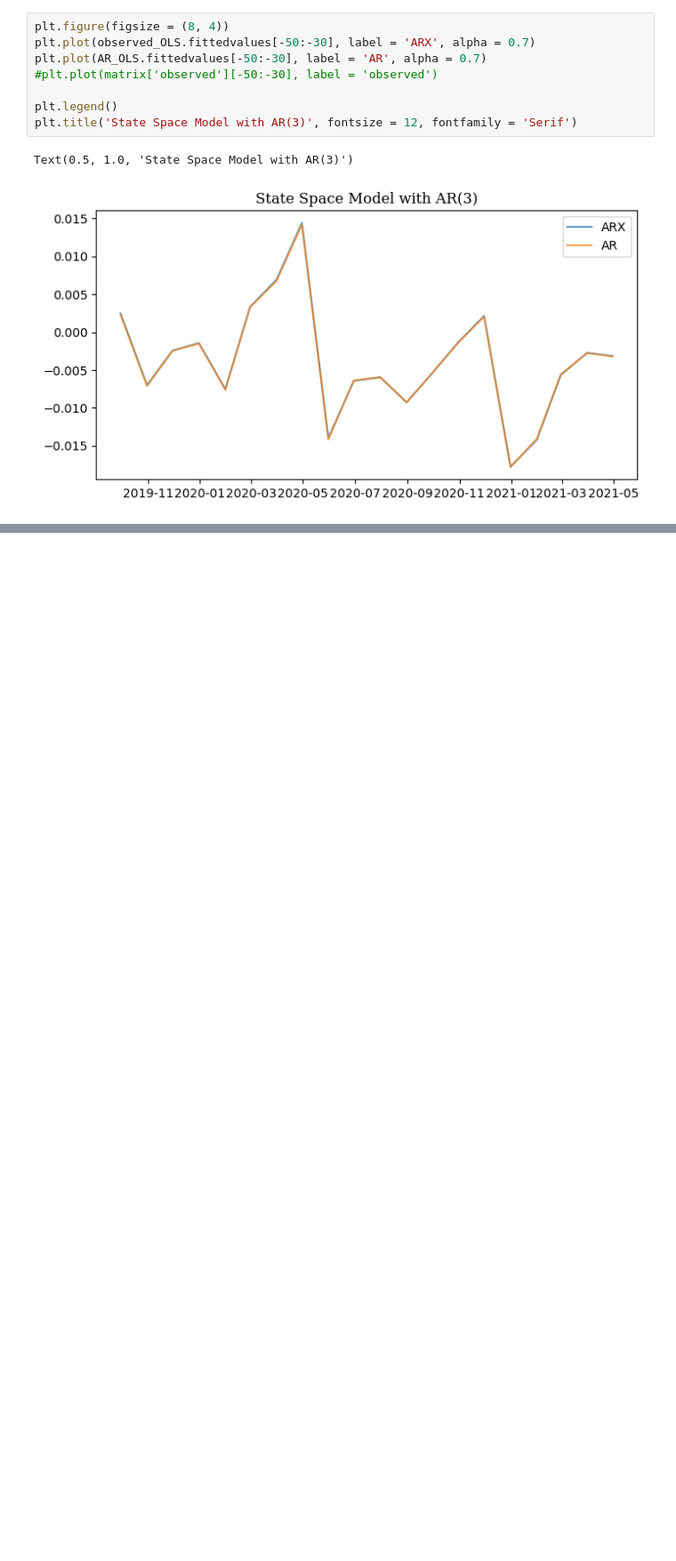
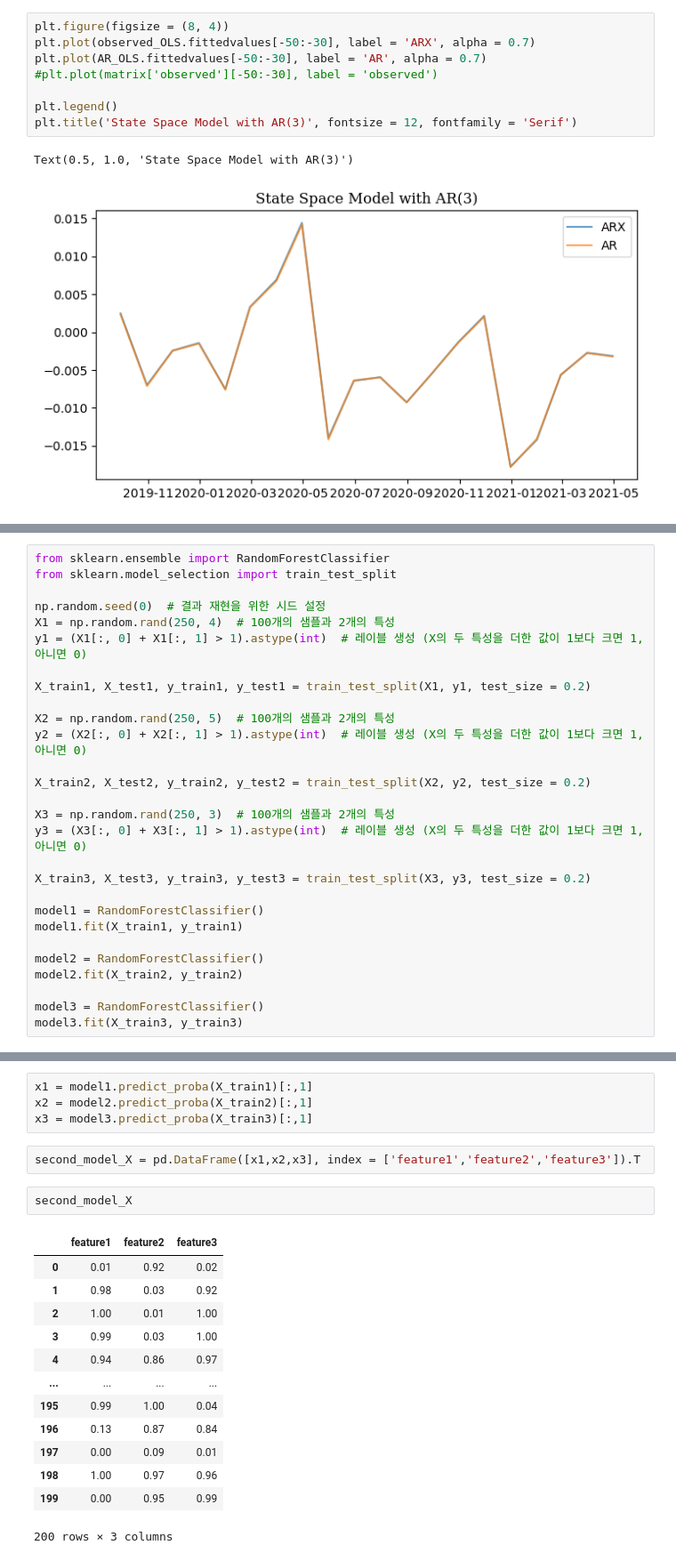
Before and after one commit to Tommylee1013/KoreanMarketModel, a Jupyter notebook: StateSpaceModel/KOSPI.ipynb, the cells around one changed output, grey strips where cells are left out. Shown at 89% size. Drawn from its saved outputs; the diff is of its cells as text; blank space fills up the shorter version.

```diff
--- a/StateSpaceModel/KOSPI.ipynb
+++ b/StateSpaceModel/KOSPI.ipynb
@@ -198,0 +219,28 @@ Text(0.5, 1.0, 'State Space Model with AR(3)')
+# %%
+from sklearn.ensemble import RandomForestClassifier
+from sklearn.model_selection import train_test_split
+
+np.random.seed(0)  # 결과 재현을 위한 시드 설정
+X1 = np.random.rand(250, 4)  # 100개의 샘플과 2개의 특성
+y1 = (X1[:, 0] + X1[:, 1] > 1).astype(int)  # 레이블 생성 (X의 두 특성을 더한 값이 1보다 크면 1, 아니면 0)
+
+X_train1, X_test1, y_train1, y_test1 = train_test_split(X1, y1, test_size = 0.2)
+
+X2 = np.random.rand(250, 5)  # 100개의 샘플과 2개의 특성
+y2 = (X2[:, 0] + X2[:, 1] > 1).astype(int)  # 레이블 생성 (X의 두 특성을 더한 값이 1보다 크면 1, 아니면 0)
+
+X_train2, X_test2, y_train2, y_test2 = train_test_split(X2, y2, test_size = 0.2)
+
+X3 = np.random.rand(250, 3)  # 100개의 샘플과 2개의 특성
+y3 = (X3[:, 0] + X3[:, 1] > 1).astype(int)  # 레이블 생성 (X의 두 특성을 더한 값이 1보다 크면 1, 아니면 0)
+
+X_train3, X_test3, y_train3, y_test3 = train_test_split(X3, y3, test_size = 0.2)
+
+model1 = RandomForestClassifier()
+model1.fit(X_train1, y_train1)
+
+model2 = RandomForestClassifier()
+model2.fit(X_train2, y_train2)
+
+model3 = RandomForestClassifier()
+model3.fit(X_train3, y_train3)
@@ -198,0 +310,22 @@ Text(0.5, 1.0, 'State Space Model with AR(3)')
+# %%
+x1 = model1.predict_proba(X_train1)[:,1]
+x2 = model2.predict_proba(X_train2)[:,1]
+x3 = model3.predict_proba(X_train3)[:,1]
+# %%
+second_model_X = pd.DataFrame([x1,x2,x3], index = ['feature1','feature2','feature3']).T
+# %%
+second_model_X
+# %% [output]
+|  | feature1 | feature2 | feature3 |
+| 0 | 0.01 | 0.92 | 0.02 |
+| 1 | 0.98 | 0.03 | 0.92 |
+| 2 | 1.00 | 0.01 | 1.00 |
+| 3 | 0.99 | 0.03 | 1.00 |
+| 4 | 0.94 | 0.86 | 0.97 |
+| ... | ... | ... | ... |
+| 195 | 0.99 | 1.00 | 0.04 |
+| 196 | 0.13 | 0.87 | 0.84 |
+| 197 | 0.00 | 0.09 | 0.01 |
+| 198 | 1.00 | 0.97 | 0.96 |
+| 199 | 0.00 | 0.95 | 0.99 |
+200 rows × 3 columns
```
Also changed, not shown: parts of 12 cells of this notebook, 2 other files.
